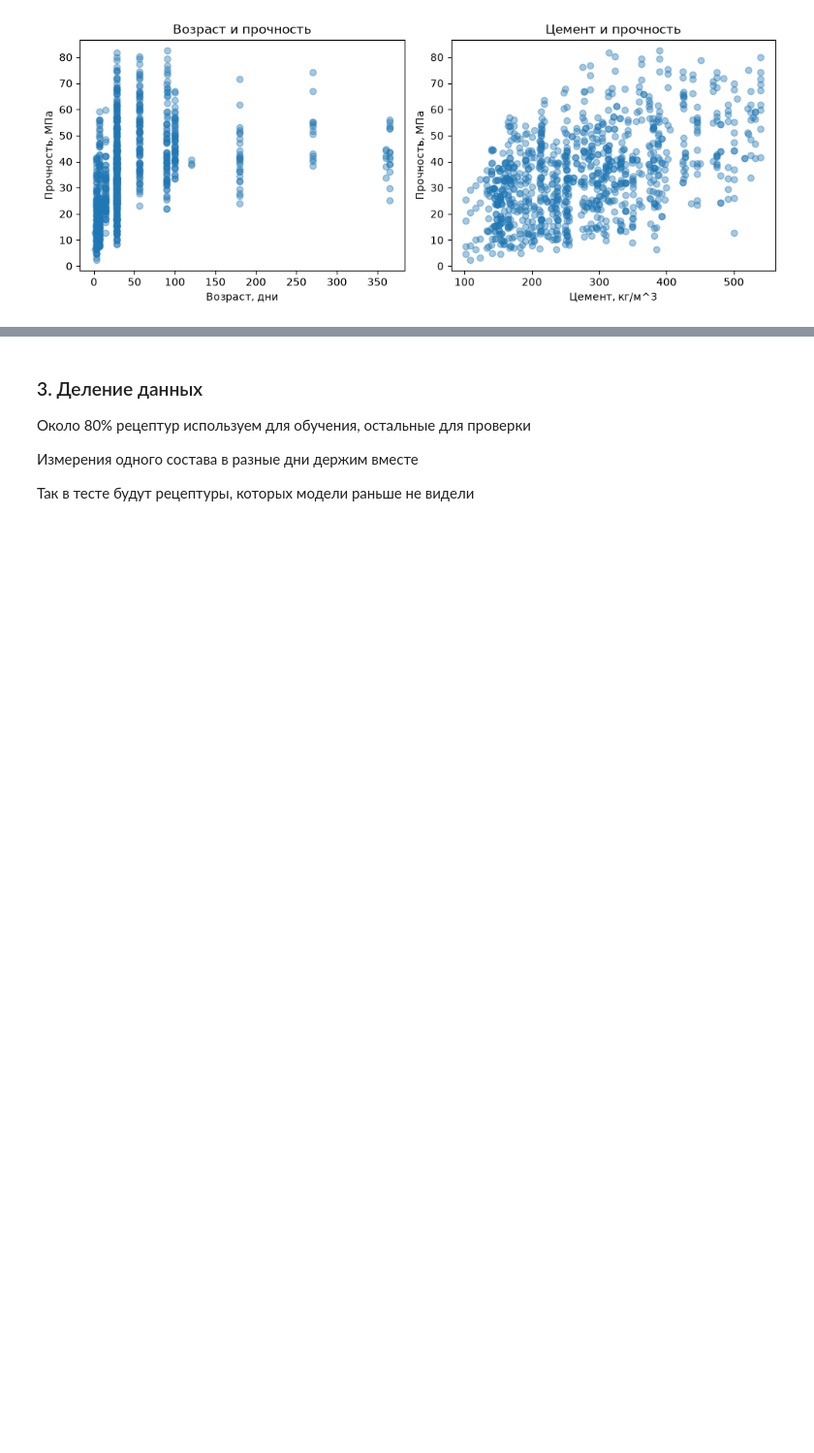
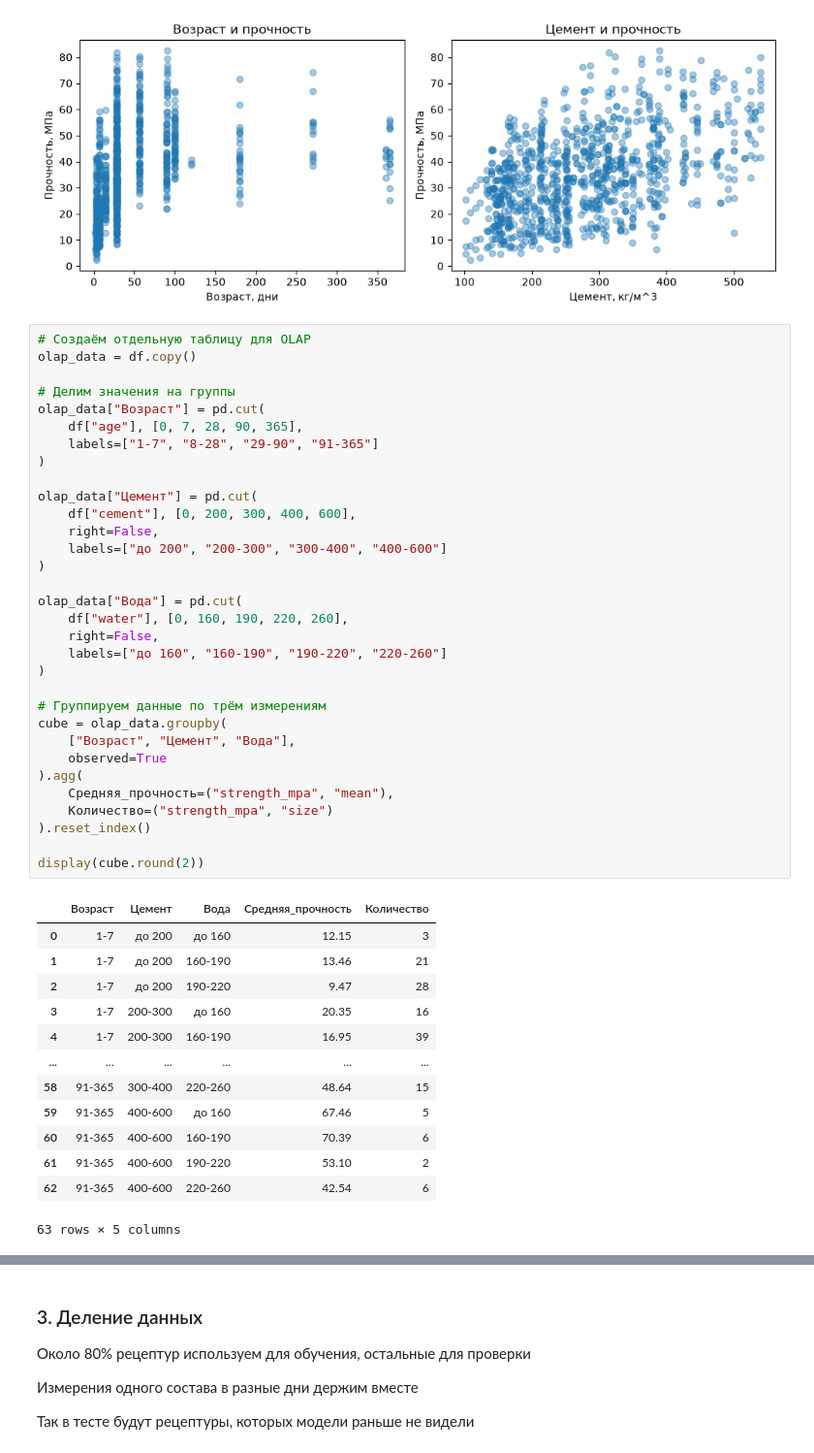
Before and after one commit to PolinaOvechka/Languages_for_AI_Yaroslavtseva_Polina, a Jupyter notebook: Course/concrete_strength_variant19.ipynb, the cells around one changed output, grey strips where cells are left out. Shown at 97% size. Drawn from its saved outputs; the diff is of its cells as text; blank space fills up the shorter version.

```diff
--- a/Course/concrete_strength_variant19.ipynb
+++ b/Course/concrete_strength_variant19.ipynb
@@ -104,3 +170,49 @@ plt.tight_layout()
 plt.show()
 # %% [output]
 [figure]
+# %%
+# Создаём отдельную таблицу для OLAP
+olap_data = df.copy()
+
+# Делим значения на группы
+olap_data["Возраст"] = pd.cut(
+    df["age"], [0, 7, 28, 90, 365],
+    labels=["1-7", "8-28", "29-90", "91-365"]
+)
+
+olap_data["Цемент"] = pd.cut(
+    df["cement"], [0, 200, 300, 400, 600],
+    right=False,
+    labels=["до 200", "200-300", "300-400", "400-600"]
+)
+
+olap_data["Вода"] = pd.cut(
+    df["water"], [0, 160, 190, 220, 260],
+    right=False,
+    labels=["до 160", "160-190", "190-220", "220-260"]
+)
+
+# Группируем данные по трём измерениям
+cube = olap_data.groupby(
+    ["Возраст", "Цемент", "Вода"],
+    observed=True
+).agg(
+    Средняя_прочность=("strength_mpa", "mean"),
+    Количество=("strength_mpa", "size")
+).reset_index()
+
+display(cube.round(2))
+# %% [output]
+|  | Возраст | Цемент | Вода | Средняя_прочность | Количество |
+| 0 | 1-7 | до 200 | до 160 | 12.15 | 3 |
+| 1 | 1-7 | до 200 | 160-190 | 13.46 | 21 |
+| 2 | 1-7 | до 200 | 190-220 | 9.47 | 28 |
+| 3 | 1-7 | 200-300 | до 160 | 20.35 | 16 |
+| 4 | 1-7 | 200-300 | 160-190 | 16.95 | 39 |
+| ... | ... | ... | ... | ... | ... |
+| 58 | 91-365 | 300-400 | 220-260 | 48.64 | 15 |
+| 59 | 91-365 | 400-600 | до 160 | 67.46 | 5 |
+| 60 | 91-365 | 400-600 | 160-190 | 70.39 | 6 |
+| 61 | 91-365 | 400-600 | 190-220 | 53.10 | 2 |
+| 62 | 91-365 | 400-600 | 220-260 | 42.54 | 6 |
+63 rows × 5 columns
```
Also changed, not shown: parts of 10 cells of this notebook.
